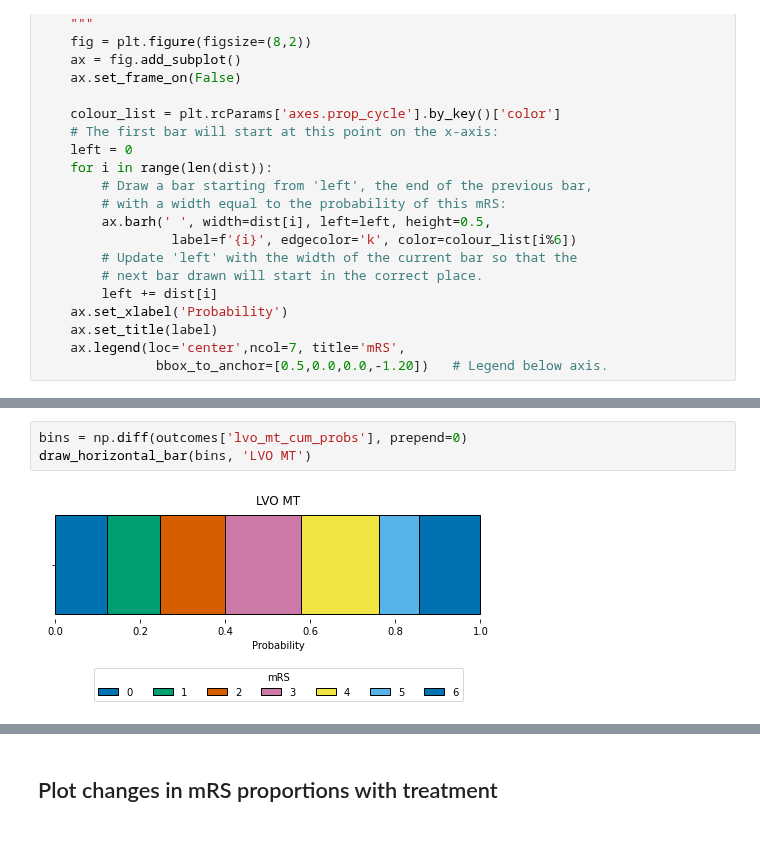
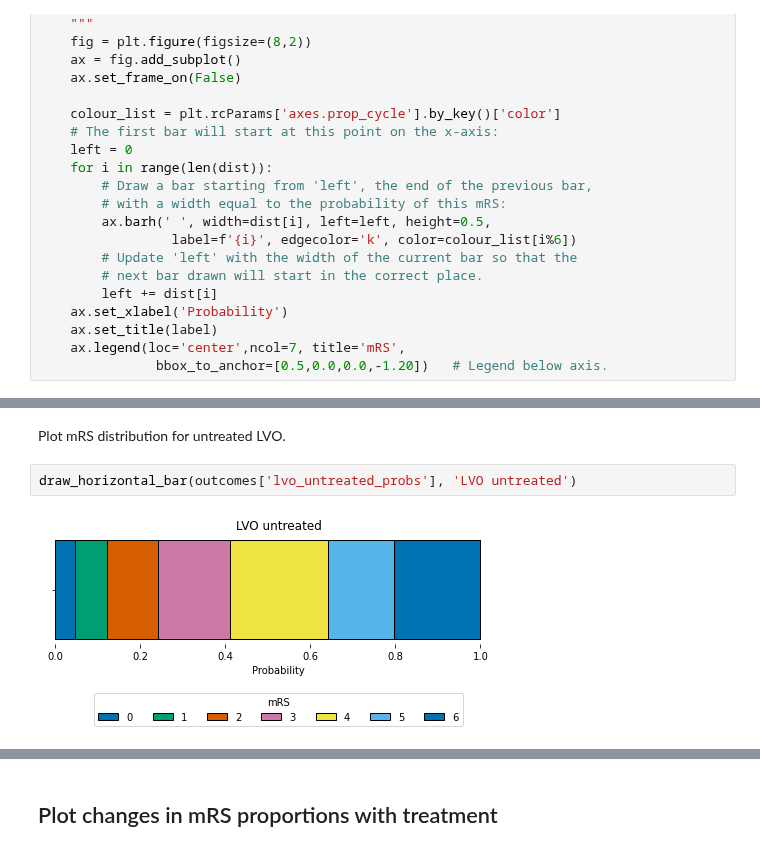
Before and after one commit to samuel-book/stroke_outcome, a Jupyter notebook: demo.ipynb, the cells around one changed output, grey strips where cells are left out. Drawn from its saved outputs; the diff is of its cells as text.

```diff
--- a/demo.ipynb
+++ b/demo.ipynb
@@ -87,5 +86,6 @@ draw_horizontal_bar(bins, 'LVO IVT')
-# %%
-bins = np.diff(outcomes['lvo_mt_cum_probs'], prepend=0)
-draw_horizontal_bar(bins, 'LVO MT')
-# %% [output]
-[figure, removed]
+# %% [markdown]
+Plot mRS distribution for untreated LVO.
+# %%
+draw_horizontal_bar(outcomes['lvo_untreated_probs'], 'LVO untreated')
+# %% [output]
+[figure, added]
```
Also changed, not shown: parts of 29 cells of this notebook.
